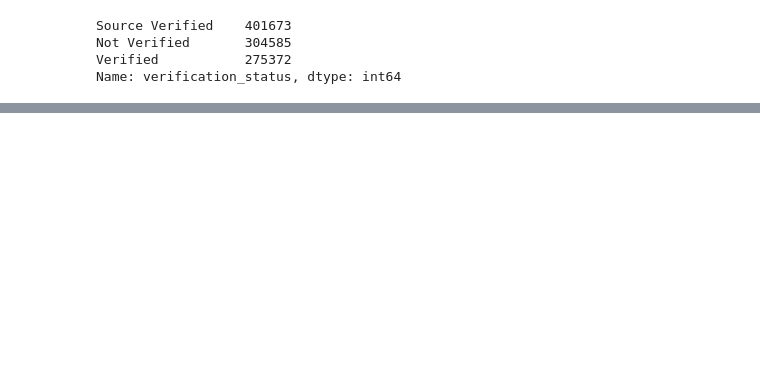
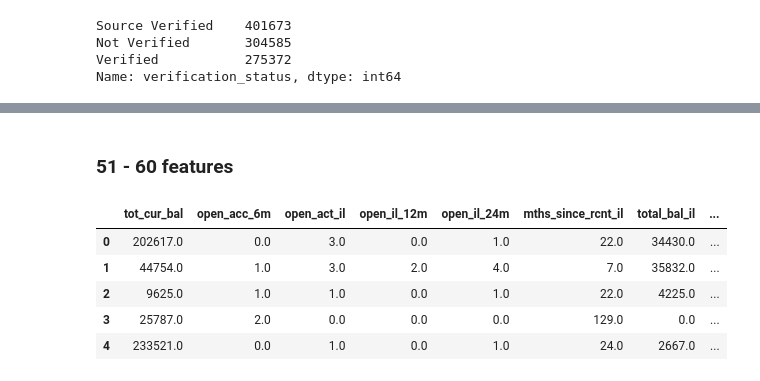
Before and after one commit to msahamed/lending_loan_prediction, a Jupyter notebook: loan_prediction.ipynb, the cells around one changed output, grey strips where cells are left out. Cells and saved outputs as stored; diff of their text form; code cells hidden in the pictures; blank space fills up the shorter version.

```diff
--- a/loan_prediction.ipynb
+++ b/loan_prediction.ipynb
@@ -272,0 +401,2 @@ Name: verification_status, dtype: int64
+# %%
+df.revol_util = df.revol_util.str.replace('%', '').astype(np.float32)
@@ -272,0 +433,2 @@ Name: verification_status, dtype: int64
+# %%
+df.application_type = df.application_type.map(lambda x: 0 if x == 'Individual' else 1)
@@ -272,0 +448,11 @@ Name: verification_status, dtype: int64
+# %% [markdown]
+### 51 - 60 features
+# %%
+df.iloc[0:5, 51: 60]
+# %% [output]
+|  | tot_cur_bal | open_acc_6m | open_act_il | open_il_12m | open_il_24m | mths_since_rcnt_il | total_bal_il | ... |
+| 0 | 202617.0 | 0.0 | 3.0 | 0.0 | 1.0 | 22.0 | 34430.0 | ... |
+| 1 | 44754.0 | 1.0 | 3.0 | 2.0 | 4.0 | 7.0 | 35832.0 | ... |
+| 2 | 9625.0 | 1.0 | 1.0 | 0.0 | 1.0 | 22.0 | 4225.0 | ... |
+| 3 | 25787.0 | 2.0 | 0.0 | 0.0 | 0.0 | 129.0 | 0.0 | ... |
+| 4 | 233521.0 | 0.0 | 1.0 | 0.0 | 1.0 | 24.0 | 2667.0 | ... |
```
Also changed, not shown: parts of 50 cells of this notebook.
